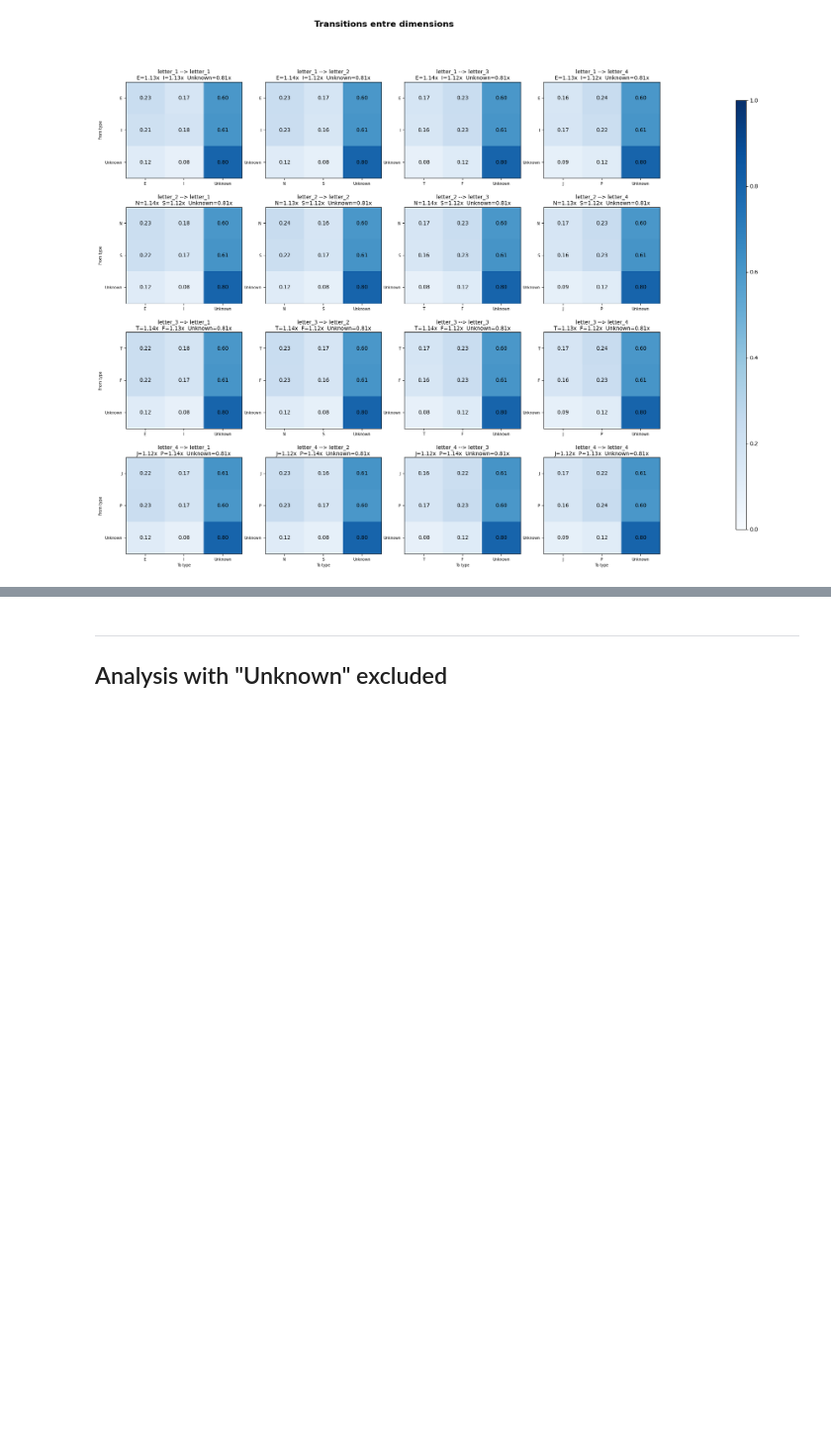
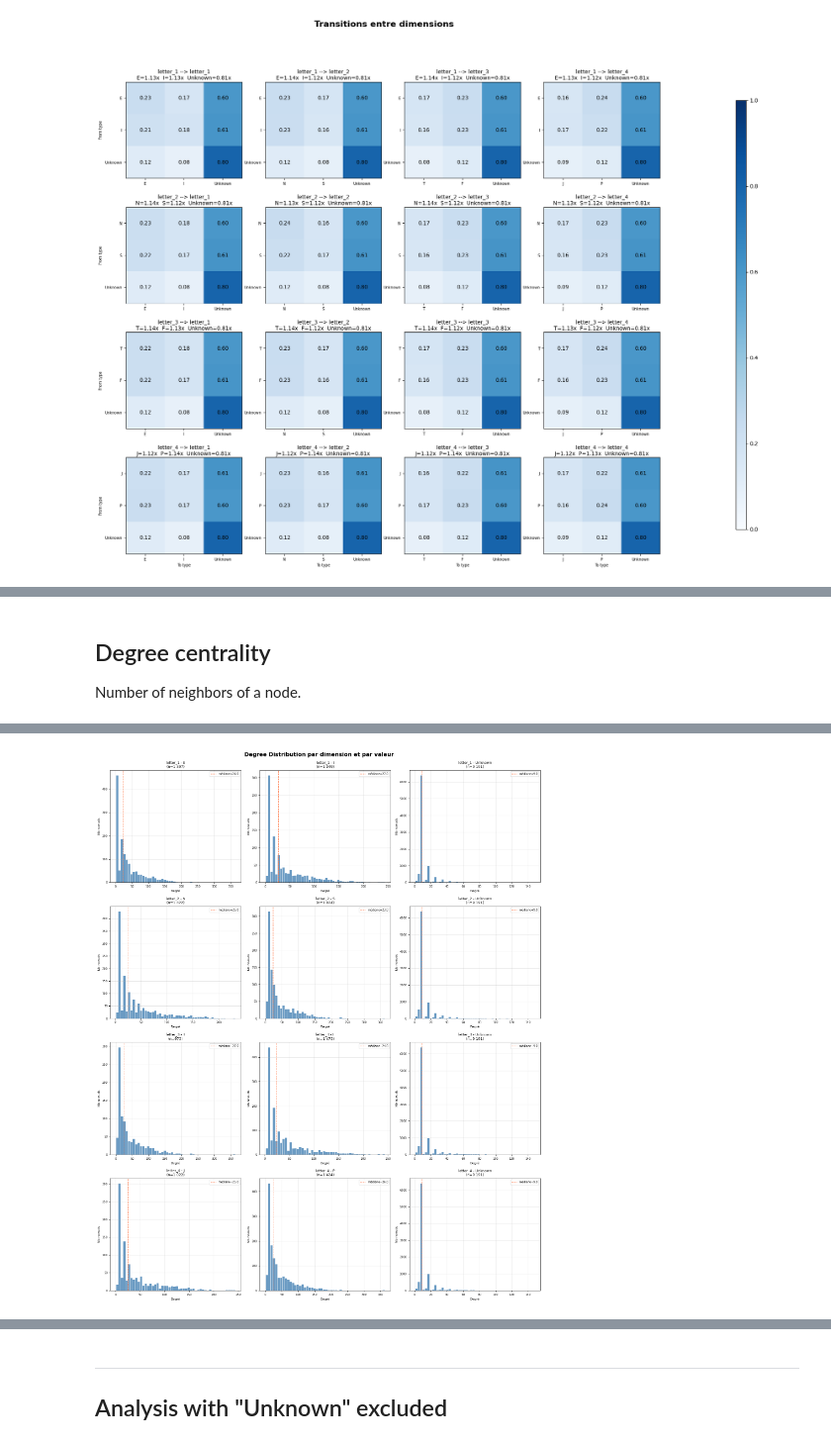
Before and after one commit to DavidGabrielPapa/TheseDeMaster, a Jupyter notebook: graph.ipynb, the cells around one changed output, grey strips where cells are left out. Shown at 99% size. Cells and saved outputs as stored; diff of their text form; code cells hidden in the pictures; blank space fills up the shorter version.

Commit message:
analyse graph

```diff
--- a/graph.ipynb
+++ b/graph.ipynb
@@ -528,0 +443,70 @@ Unknown     9191         13.21            9.00             0.0001             0.
+# %% [markdown]
+## Degree centrality
+
+Number of neighbors of a node.
+# %%
+DIMENSIONS = ['letter_1', 'letter_2', 'letter_3', 'letter_4']
+LETTERS = {'letter_1': ['E', 'I', 'Unknown'],
+            'letter_2': ['N', 'S', 'Unknown'],
+            'letter_3': ['T', 'F', 'Unknown'],
+            'letter_4': ['J', 'P', 'Unknown']}
+
+# Calcul
+degree_raw = dict(G.degree())
+
+results_degree = {}
+for dim in DIMENSIONS :
+    results_degree[dim] = {}
+    for val in LETTERS[dim] :
+        nodes = [n for n, attr in G.nodes(data=True) if attr.get(dim, 'Unknown') == val]
+        vals  = [degree_raw[n] for n in nodes]
+        results_degree[dim][val] = {'n_nodes': len(nodes),
+                                    'mean'   : np.mean(vals)   if vals else None,
+                                    'median' : np.median(vals) if vals else None}
+
+# Infos
+for dim in DIMENSIONS :
+    print(f"\n{'='*50}\n  {dim}\n{'='*50}")
+    df = pd.DataFrame(results_degree[dim]).T[['n_nodes', 'mean', 'median']]
+    df.columns = ['N nodes', 'Mean degree', 'Median degree']
+    df['N nodes'] = df['N nodes'].astype(int)
+    df['Median degree'] = df['Median degree'].astype(int)
+    df['Mean degree'] = df['Mean degree'].round(3)
+    print(df.to_string())
+
+# Graphique
+fig, axes = plt.subplots(4, 3, figsize=(16, 20))
+fig.suptitle("Degree Distribution par dimension et par valeur\n", fontsize=14, fontweight='bold')
+
+for i, dim in enumerate(DIMENSIONS) :
+    for j, val in enumerate(LETTERS[dim]) :
+
+        ax = axes[i][j]
+
+        nodes = [n for n, attr in G.nodes(data=True) if attr.get(dim, 'Unknown') == val]
+        degs  = [degree_raw[n] for n in nodes]
+
+        if not degs :
+            ax.set_visible(False)
+            continue
+
+        counts, bin_edges = np.histogram(degs, bins=50)
+        bin_widths = bin_edges[1:] - bin_edges[:-1]
+
+        ax.bar(bin_edges[:-1], counts, width=bin_widths * 0.9, color='steelblue', alpha=0.8, align='edge')
+
+        ax.set_title(f"{dim} - {val}\n(n={len(nodes):,})".replace(",", " "), fontsize=9)
+        ax.set_xlabel("Degré", fontsize=8)
+        ax.set_ylabel("Nb noeuds", fontsize=8)
+        ax.grid(alpha=0.3)
+        ax.tick_params(labelsize=7)
+
+        # Median
+        median_deg = np.median(degs)
+        ax.axvline(median_deg, color='coral', linestyle='--', linewidth=1.2, label=f"médiane={median_deg:.1f}")
+        ax.legend(fontsize=7)
+
+plt.tight_layout()
+plt.savefig("degree_distribution.png", dpi=150, bbox_inches='tight')
+plt.show()
+# %% [output]
@@ -528,0 +530 @@ Unknown     9191         13.21            9.00             0.0001             0.
+[figure, added]
```
Also changed, not shown: parts of 17 cells of this notebook.
